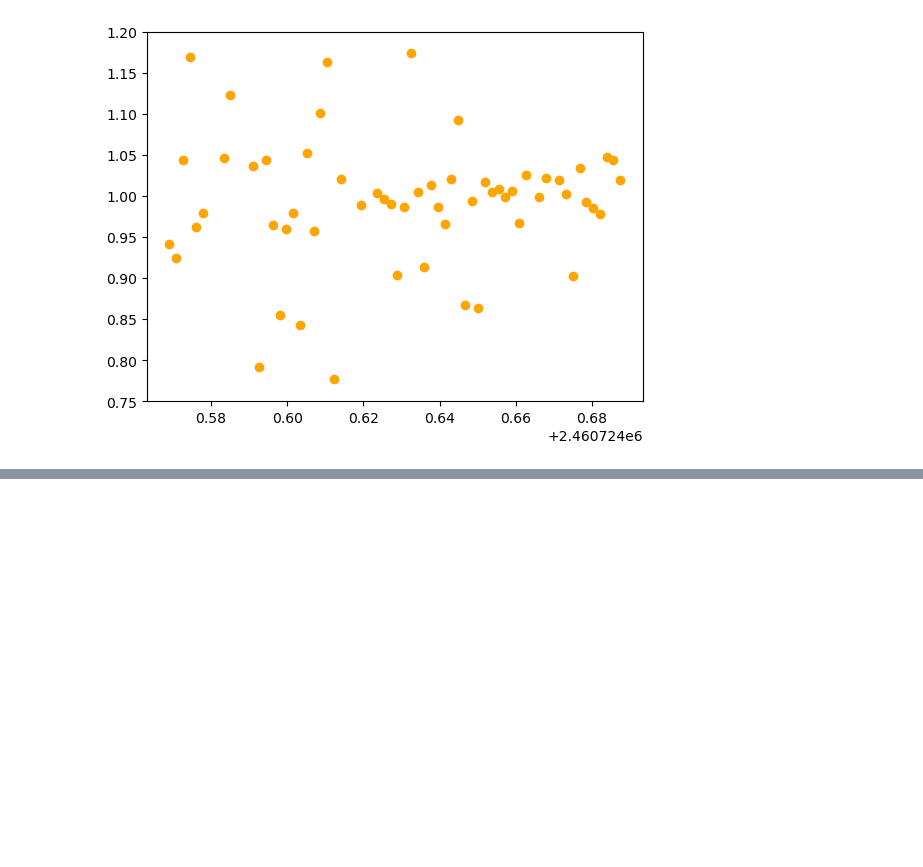
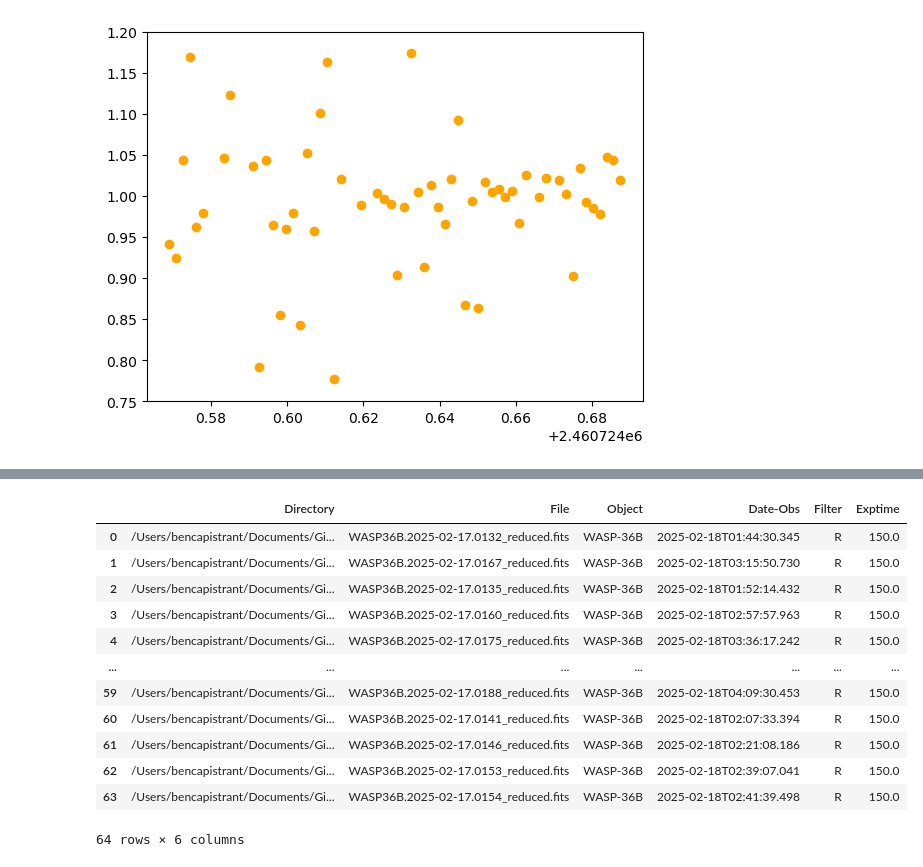
Before and after one commit to explorerjs32/rho_data_reduction_pipeline, a Jupyter notebook: photometry_mplw/Phot_to_LC.ipynb, the cells around one changed output, grey strips where cells are left out. Saved outputs shown, nothing was run; the diff lists cells and outputs as text; code cells hidden in the pictures; blank space fills up the shorter version.

```diff
--- a/photometry_mplw/Phot_to_LC.ipynb
+++ b/photometry_mplw/Phot_to_LC.ipynb
@@ -614,0 +641,17 @@ plt.ylim(0.75,1.2)
+# %%
+obs_info = pd.read_csv('frame_info.csv')
+obs_info
+# %% [output]
+|  | Directory | File | Object | Date-Obs | Filter | Exptime |
+| 0 | /Users/bencapistrant/Documents/Gi... | WASP36B.2025-02-17.0132_reduced.fits | WASP-36B | 2025-02-18T01:44:30.345 | R | 150.0 |
+| 1 | /Users/bencapistrant/Documents/Gi... | WASP36B.2025-02-17.0167_reduced.fits | WASP-36B | 2025-02-18T03:15:50.730 | R | 150.0 |
+| 2 | /Users/bencapistrant/Documents/Gi... | WASP36B.2025-02-17.0135_reduced.fits | WASP-36B | 2025-02-18T01:52:14.432 | R | 150.0 |
+| 3 | /Users/bencapistrant/Documents/Gi... | WASP36B.2025-02-17.0160_reduced.fits | WASP-36B | 2025-02-18T02:57:57.963 | R | 150.0 |
+| 4 | /Users/bencapistrant/Documents/Gi... | WASP36B.2025-02-17.0175_reduced.fits | WASP-36B | 2025-02-18T03:36:17.242 | R | 150.0 |
+| ... | ... | ... | ... | ... | ... | ... |
+| 59 | /Users/bencapistrant/Documents/Gi... | WASP36B.2025-02-17.0188_reduced.fits | WASP-36B | 2025-02-18T04:09:30.453 | R | 150.0 |
+| 60 | /Users/bencapistrant/Documents/Gi... | WASP36B.2025-02-17.0141_reduced.fits | WASP-36B | 2025-02-18T02:07:33.394 | R | 150.0 |
+| 61 | /Users/bencapistrant/Documents/Gi... | WASP36B.2025-02-17.0146_reduced.fits | WASP-36B | 2025-02-18T02:21:08.186 | R | 150.0 |
+| 62 | /Users/bencapistrant/Documents/Gi... | WASP36B.2025-02-17.0153_reduced.fits | WASP-36B | 2025-02-18T02:39:07.041 | R | 150.0 |
+| 63 | /Users/bencapistrant/Documents/Gi... | WASP36B.2025-02-17.0154_reduced.fits | WASP-36B | 2025-02-18T02:41:39.498 | R | 150.0 |
+64 rows × 6 columns
```
Also changed, not shown: parts of 15 cells of this notebook, 3 other files.
